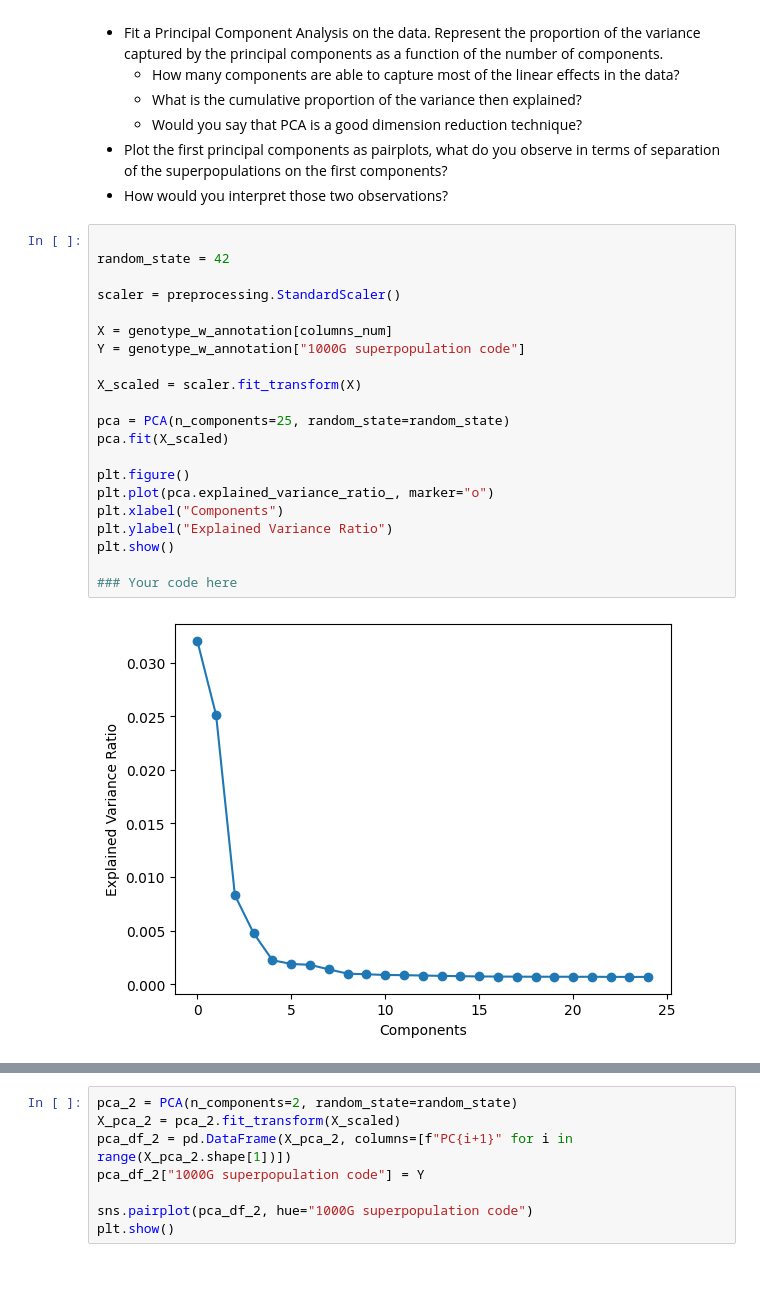
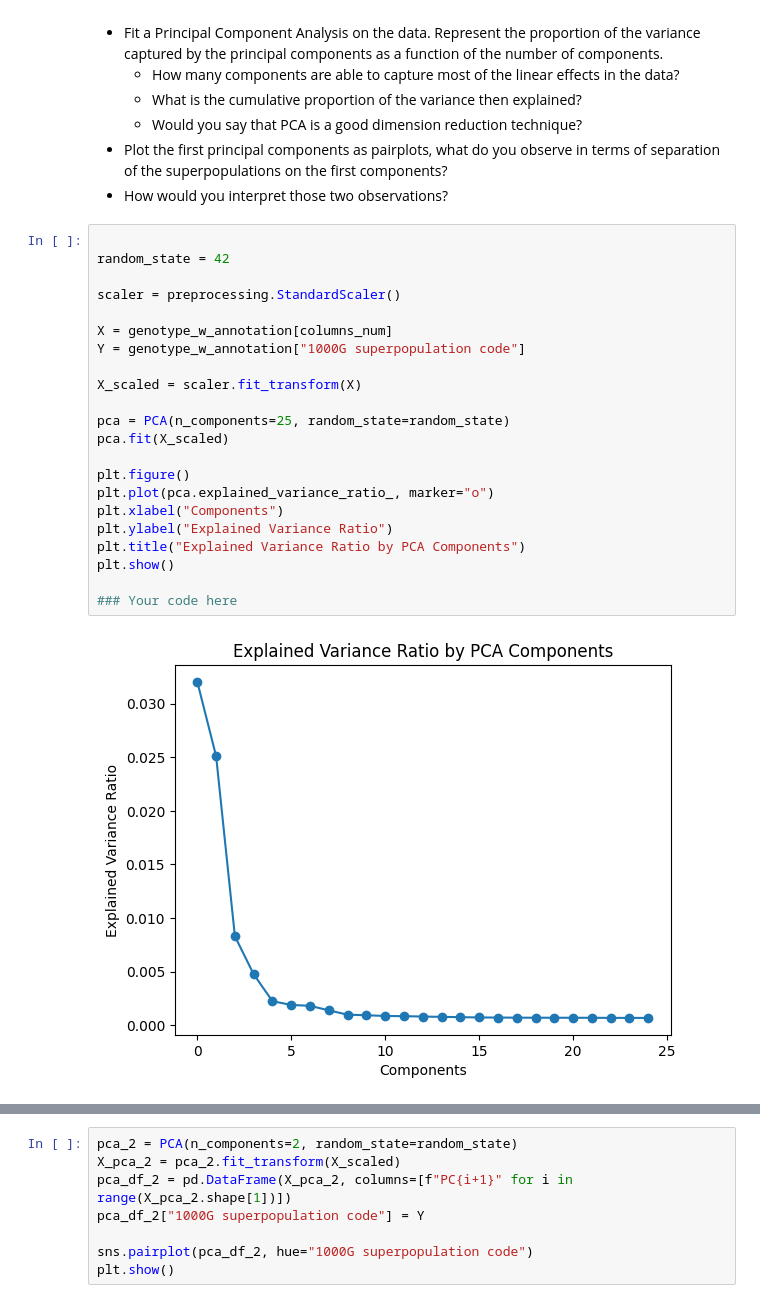
Before and after one commit to HendrikHigl/ma-cs-apml, a Jupyter notebook: LDAProject/LDA_project.ipynb, the cells around one changed output, grey strips where cells are left out. Saved outputs shown, nothing was run; the diff lists cells and outputs as text; blank space fills up the shorter version.

```diff
--- a/LDAProject/LDA_project.ipynb
+++ b/LDAProject/LDA_project.ipynb
@@ -197,24 +200,25 @@ To perform the PCA, we will use the `sklearn` environnment. Before applying PCA,
 # %%
 
 random_state = 42
 
 scaler = preprocessing.StandardScaler()
 
 X = genotype_w_annotation[columns_num]
 Y = genotype_w_annotation["1000G superpopulation code"]
 
 X_scaled = scaler.fit_transform(X)
 
 pca = PCA(n_components=25, random_state=random_state)
 pca.fit(X_scaled)
 
 plt.figure()
 plt.plot(pca.explained_variance_ratio_, marker="o")
 plt.xlabel("Components")
 plt.ylabel("Explained Variance Ratio")
+plt.title("Explained Variance Ratio by PCA Components")
 plt.show()
 
 ### Your code here
 # %% [output]
-[figure, old version]
+[figure, new version]
 # %%
```
Also changed, not shown: parts of 7 cells of this notebook.
